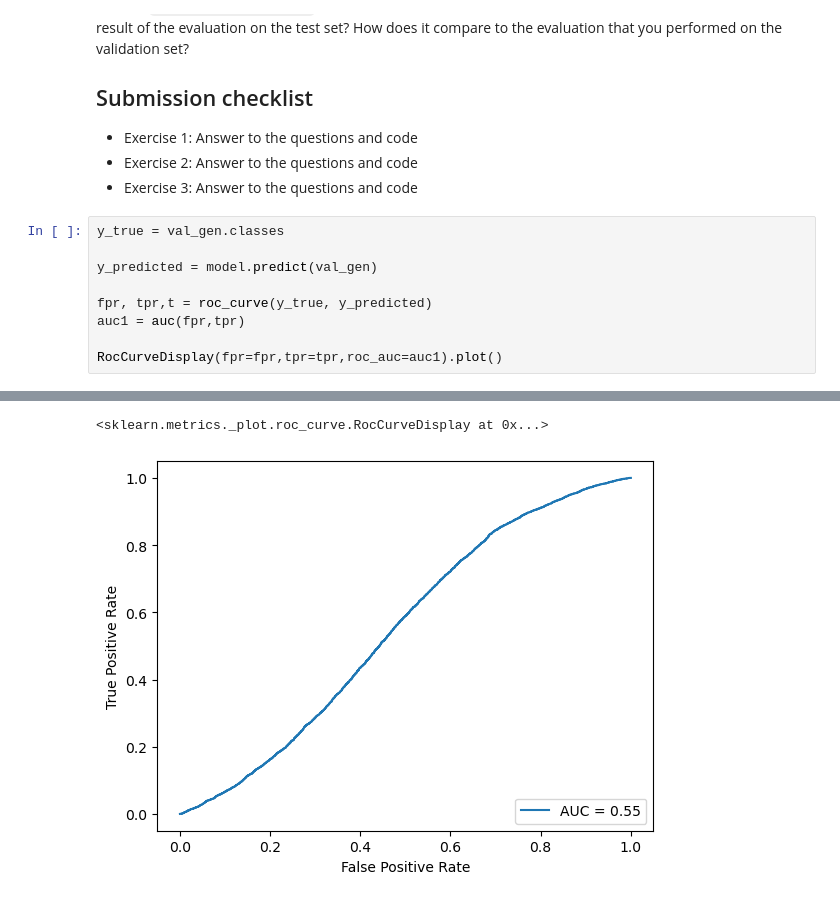
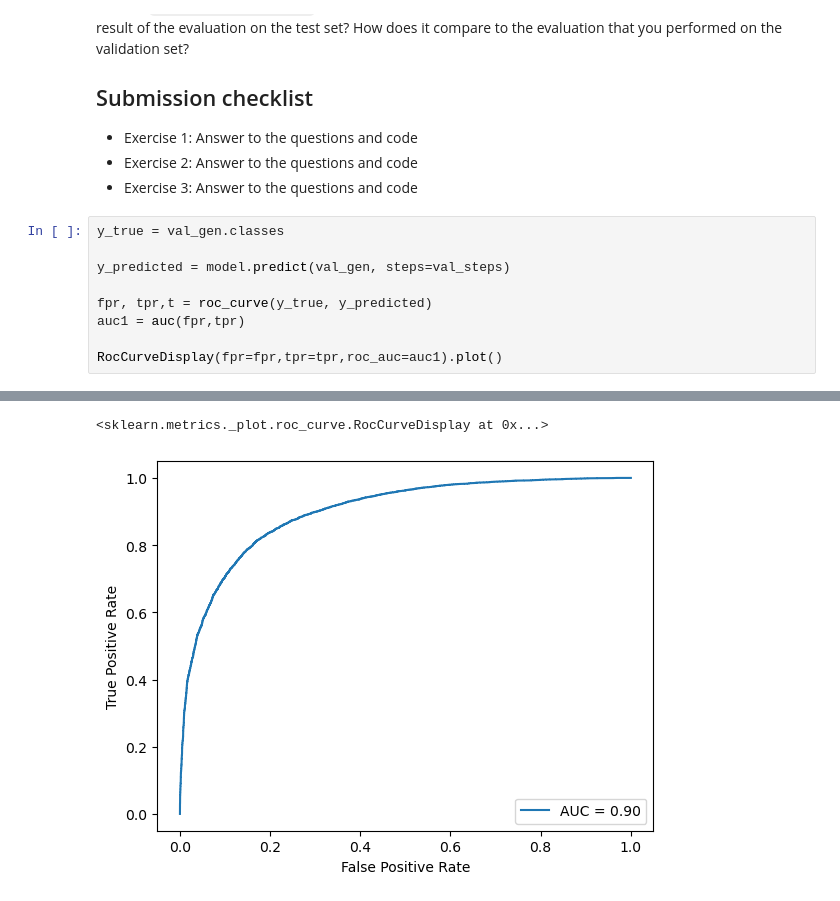
Before and after one commit to Undefined1234/8p361-project-imaging_gr2, a Jupyter notebook: assignments/cnn exercise 1.ipynb, the cells around one changed output, grey strips where cells are left out. Saved outputs shown, nothing was run; the diff lists cells and outputs as text.

```diff
--- a/assignments/cnn exercise 1.ipynb
+++ b/assignments/cnn exercise 1.ipynb
@@ -184,7 +184,7 @@ Use the `kaggle_submission.py` file to prepare and submit results for evaluation
 # %%
 y_true = val_gen.classes
 
-y_predicted = model.predict(val_gen)
+y_predicted = model.predict(val_gen, steps=val_steps)
 
 fpr, tpr,t = roc_curve(y_true, y_predicted)
 auc1 = auc(fpr,tpr)
@@ -195,2 +195,2 @@ RocCurveDisplay(fpr=fpr,tpr=tpr,roc_auc=auc1).plot()
 <sklearn.metrics._plot.roc_curve.RocCurveDisplay at 0x...>
-[figure, old version]
+[figure, new version]
```
Also changed, not shown: parts of 2 cells of this notebook, 16 other files.
